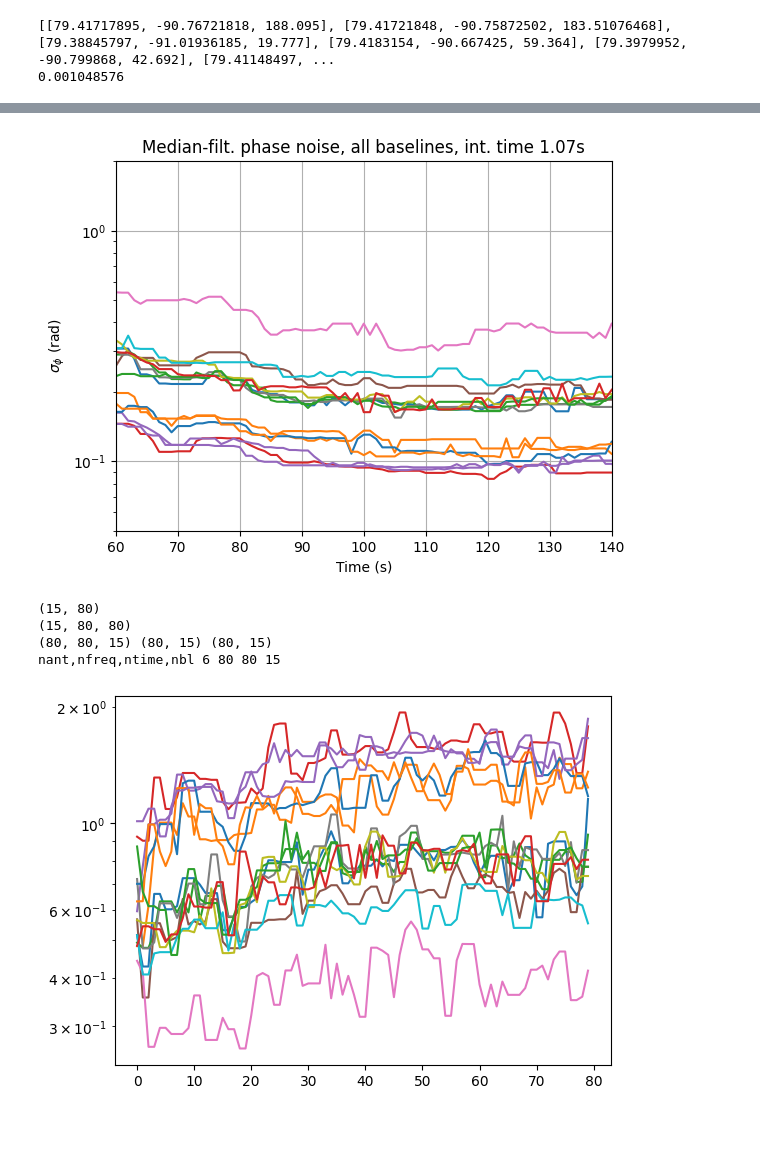
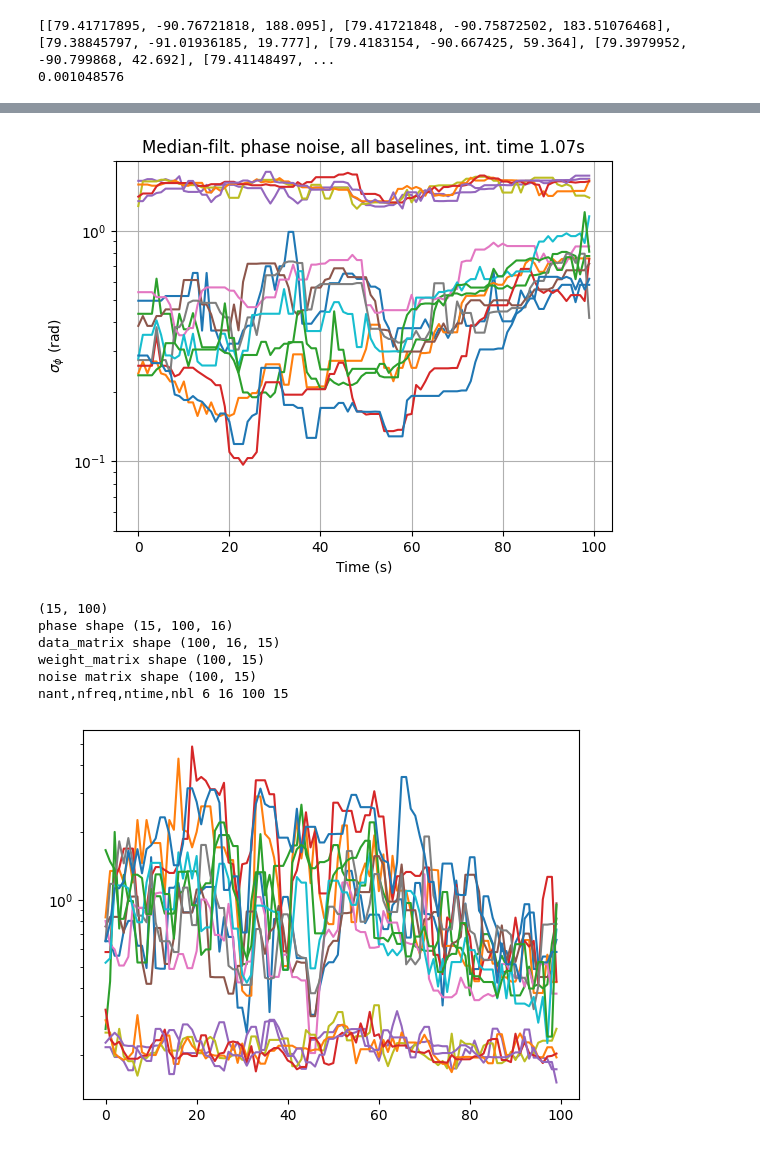
Before and after one commit to ALBATROS-Experiment/albatros_analysis, a Jupyter notebook: scripts/orbcomm/mohan_sanity_check.ipynb, the cells around one changed output, grey strips where cells are left out. Drawn from its saved outputs; the diff is of its cells as text; code cells hidden in the pictures.

```diff
--- a/scripts/orbcomm/mohan_sanity_check.ipynb
+++ b/scripts/orbcomm/mohan_sanity_check.ipynb
@@ -93,5 +180,5 @@ with open(path_map, "r") as f_map:
 # %%
-idx_pulse = 2
+idx_pulse = 0
 
 #extract from pulses json
 pulse = pulse_list[idx_pulse]
@@ -284,11 +365,10 @@ for i in range(len(ant_idxs)):
 # %%
-for bl in range(nbl):
+for bl in range(n_blines):
     plt.semilogy(median_filter(thermal_noise[bl,:],10),label=f'bl id {bl}')
 plt.title(f"Median-filt. phase noise, all baselines, int. time {T_SPECTRA*acclen:4.2f}s")
 plt.ylabel("$\sigma_\phi$ (rad)")
 plt.xlabel("Time (s)")
-plt.xlim(cut_start,cut_end)
 plt.ylim(0.05,2)
 plt.grid(True)
 # %% [output]
-[figure, old version]
+[figure, new version]
@@ -363,35 +375,65 @@ def jac(tau_t, data, freq, weights):
+# %%
+path_cutter_finetiming = os.path.join(path_batch, 'cutting_finetiming.json')
+
+if os.path.exists(path_cutter_finetiming):
+    with open(path_cutter_finetiming, "r") as f:
+        cutter = json.load(f)
+else:
+    cutter = {}
+
+cutter.setdefault(fname_data, {})
+cutter[fname_data]['spectra_start'] = spectra_cut_start
+cutter[fname_data]['spectra_end'] = spectra_cut_end
+
+with open(path_cutter_finetiming, "w") as f:
+    json.dump(cutter, f, indent=4)
 # %%
-noise_var = median_filter(thermal_noise[:,cut_start:cut_end],3,axes=1)**2
+#--without cut
+noise_var = median_filter(thermal_noise[:,:],3,axes=1)**2
+#--with cut
+#noise_var = median_filter(thermal_noise[:,cut_start:cut_end],3,axes=1)**2
 print(noise_var.shape)
+
 # noise_var = median_filter(vis_noise[:],2,axes=1)**2
 # noise_var = thermal_noise[:]**2
 weights = np.sqrt(np.size(noise_var)/noise_var/np.sum(1/noise_var))
-for bl in range(nbl):
+
+for bl in range(n_blines):
     plt.semilogy(weights[bl,:],label=f'bl id {bl}')
-# plt.legend()
-phase = np.angle(multi_vis[:, cut_start:cut_end, :])
+#plt.legend()
+
+#--without cut
+phase = np.angle(multi_vis[:, :, :])
+#--with cut
+#phase = np.angle(multi_vis[:, cut_start:cut_end, :])
+
 phase = np.unwrap(phase,axis=2)
 phase = np.unwrap(phase,axis=1)
-print(phase.shape)
+print('phase shape', phase.shape)
 
 #make baseline fastest moving axis for convenience
 data_matrix = phase.transpose(1,2,0).copy()
 noise_matrix = noise_var.T.copy()
 weight_matrix = weights.T.copy()
-print(data_matrix.shape, weight_matrix.shape, noise_matrix.shape)
+print('data_matrix shape', data_matrix.shape)
+print('weight_matrix shape', weight_matrix.shape)
+print('noise matrix shape', noise_matrix.shape)
 
+# make frequencies order 1 for fitting purposes
+freqs_normalized = freqs.copy()/1e9
 
-nu=freqs[chanids].copy()/1e9
-nfreq=len(nu)
-assert nfreq == data_matrix.shape[1]
+# set up some global variables
+assert nchans == data_matrix.shape[1]
 ntime = data_matrix.shape[0]
-nant = len(ant_to_use)
+nant = len(ant_idxs)
 
-print("nant,nfreq,ntime,nbl", nant,nfreq,ntime,nbl)
+print("nant,nfreq,ntime,nbl", nant,nchans,ntime,n_blines)
 # %% [output]
-(15, 80)
-(15, 80, 80)
-(80, 80, 15) (80, 15) (80, 15)
-nant,nfreq,ntime,nbl 6 80 80 15
+(15, 100)
+phase shape (15, 100, 16)
+data_matrix shape (100, 16, 15)
+weight_matrix shape (100, 15)
+noise matrix shape (100, 15)
+nant,nfreq,ntime,nbl 6 16 100 15
-[figure, old version]
+[figure, new version]
 # %%
```
Also changed, not shown: parts of 20 cells of this notebook, 4 other files.
